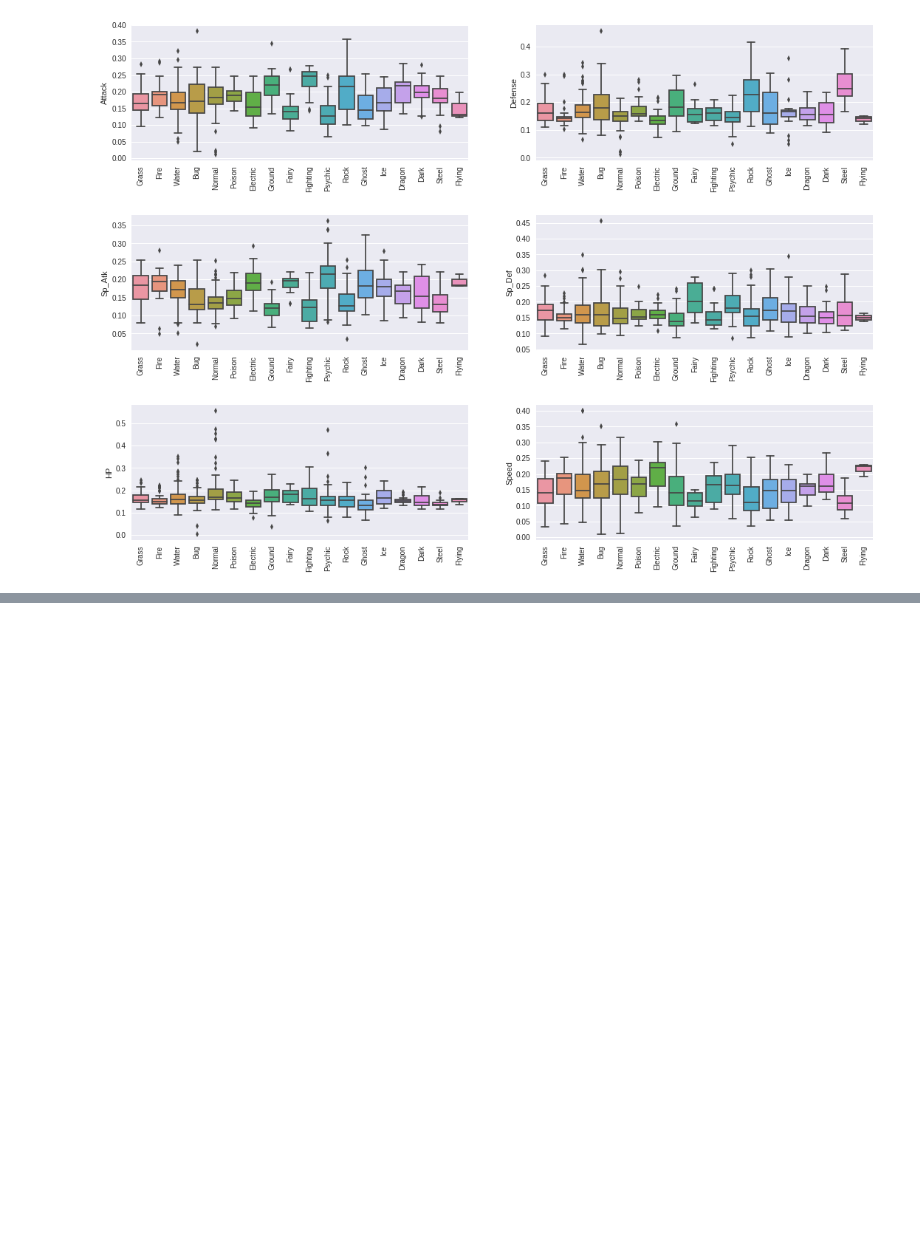
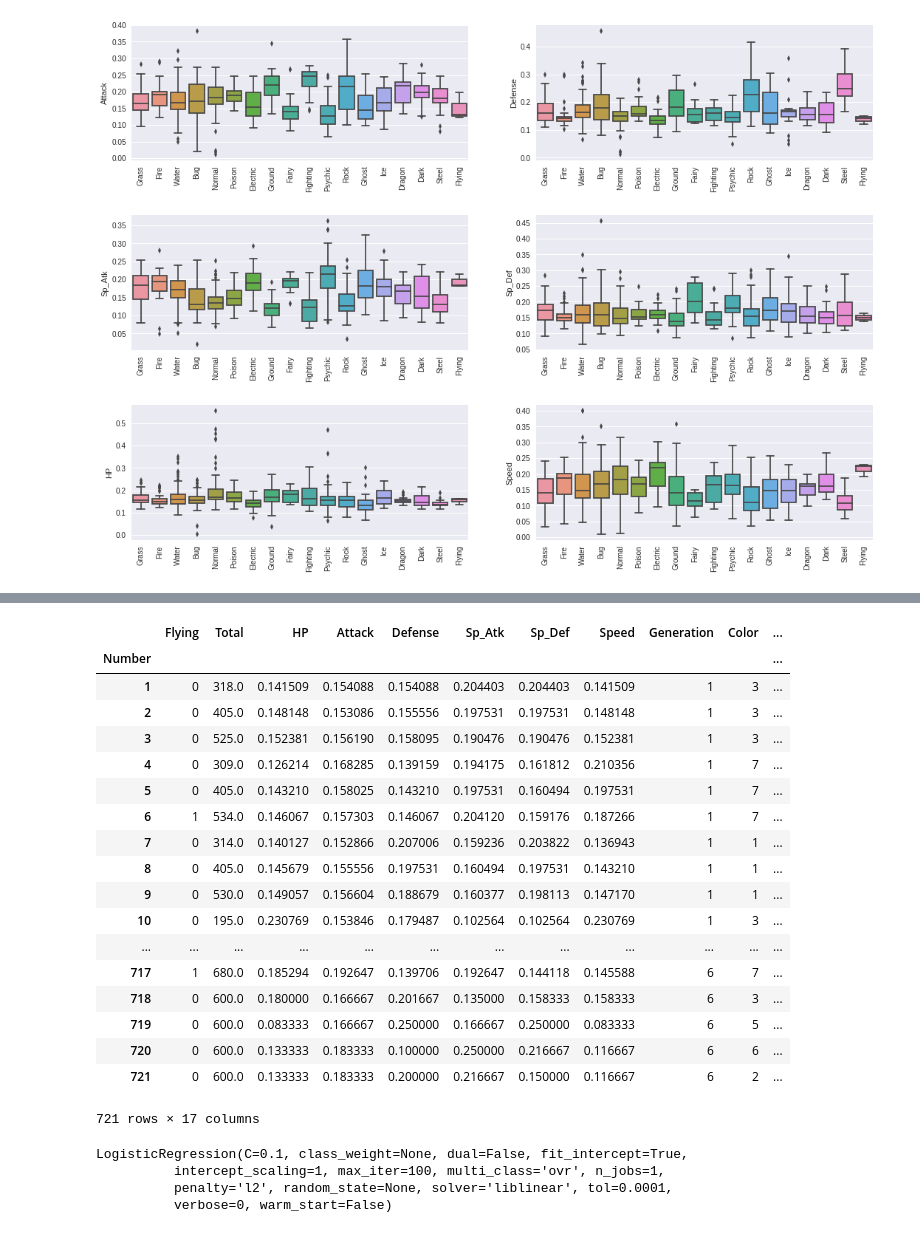
Before and after one commit to varennes/Pokemon-ML, a Jupyter notebook: notebook/02_typePrediction.ipynb, the cells around one changed output, grey strips where cells are left out. Saved outputs shown, nothing was run; the diff lists cells and outputs as text; code cells hidden in the pictures; blank space fills up the shorter version.

```diff
--- a/notebook/02_typePrediction.ipynb
+++ b/notebook/02_typePrediction.ipynb
@@ -190,0 +200,8 @@ for i, b in enumerate( battleFeatures):
+# %%
+df_flying = df_type
+df_flying.Type_2.loc[ df_type['Type_2'].isnull() == True] = ''
+typeSeries = df_flying['Type_1'] + '|' + df_flying['Type_2']
+typeMatrix = typeSeries.str.get_dummies('|')
+
+print 'Here is the list of binary type indicators:'
+typeMatrix.head()
@@ -190,0 +217,3 @@ for i, b in enumerate( battleFeatures):
+# %%
+df_flying = pd.merge( typeMatrix, df_flying.drop([ 'Type_1', 'Type_2'], axis=1), left_index=True, right_index=True)
+df_flying.head()
@@ -190,0 +234,22 @@ for i, b in enumerate( battleFeatures):
+# %%
+df_flying
+# %% [output]
+|  | Flying | Total | HP | Attack | Defense | Sp_Atk | Sp_Def | Speed | Generation | Color | ... |
+| Number |  |  |  |  |  |  |  |  |  |  | ... |
+| 1 | 0 | 318.0 | 0.141509 | 0.154088 | 0.154088 | 0.204403 | 0.204403 | 0.141509 | 1 | 3 | ... |
+| 2 | 0 | 405.0 | 0.148148 | 0.153086 | 0.155556 | 0.197531 | 0.197531 | 0.148148 | 1 | 3 | ... |
+| 3 | 0 | 525.0 | 0.152381 | 0.156190 | 0.158095 | 0.190476 | 0.190476 | 0.152381 | 1 | 3 | ... |
+| 4 | 0 | 309.0 | 0.126214 | 0.168285 | 0.139159 | 0.194175 | 0.161812 | 0.210356 | 1 | 7 | ... |
+| 5 | 0 | 405.0 | 0.143210 | 0.158025 | 0.143210 | 0.197531 | 0.160494 | 0.197531 | 1 | 7 | ... |
+| 6 | 1 | 534.0 | 0.146067 | 0.157303 | 0.146067 | 0.204120 | 0.159176 | 0.187266 | 1 | 7 | ... |
+| 7 | 0 | 314.0 | 0.140127 | 0.152866 | 0.207006 | 0.159236 | 0.203822 | 0.136943 | 1 | 1 | ... |
+| 8 | 0 | 405.0 | 0.145679 | 0.155556 | 0.197531 | 0.160494 | 0.197531 | 0.143210 | 1 | 1 | ... |
+| 9 | 0 | 530.0 | 0.149057 | 0.156604 | 0.188679 | 0.160377 | 0.198113 | 0.147170 | 1 | 1 | ... |
+| 10 | 0 | 195.0 | 0.230769 | 0.153846 | 0.179487 | 0.102564 | 0.102564 | 0.230769 | 1 | 3 | ... |
+| ... | ... | ... | ... | ... | ... | ... | ... | ... | ... | ... | ... |
+| 717 | 1 | 680.0 | 0.185294 | 0.192647 | 0.139706 | 0.192647 | 0.144118 | 0.145588 | 6 | 7 | ... |
+| 718 | 0 | 600.0 | 0.180000 | 0.166667 | 0.201667 | 0.135000 | 0.158333 | 0.158333 | 6 | 3 | ... |
+| 719 | 0 | 600.0 | 0.083333 | 0.166667 | 0.250000 | 0.166667 | 0.250000 | 0.083333 | 6 | 5 | ... |
+| 720 | 0 | 600.0 | 0.133333 | 0.183333 | 0.100000 | 0.250000 | 0.216667 | 0.116667 | 6 | 6 | ... |
+| 721 | 0 | 600.0 | 0.133333 | 0.183333 | 0.200000 | 0.216667 | 0.150000 | 0.116667 | 6 | 2 | ... |
+721 rows × 17 columns
@@ -190,0 +260,11 @@ for i, b in enumerate( battleFeatures):
+# %%
+clf_log = LogisticRegression( C=0.1)
+
+X_train, X_test, y_train, y_test = train_test_split( features, typeFlying, test_size=0.25, random_state=10)
+
+clf_log.fit( X_train, y_train)
+# %% [output]
+LogisticRegression(C=0.1, class_weight=None, dual=False, fit_intercept=True,
+          intercept_scaling=1, max_iter=100, multi_class='ovr', n_jobs=1,
+          penalty='l2', random_state=None, solver='liblinear', tol=0.0001,
+          verbose=0, warm_start=False)
```
Also changed, not shown: parts of 10 cells of this notebook, 1 other file.
